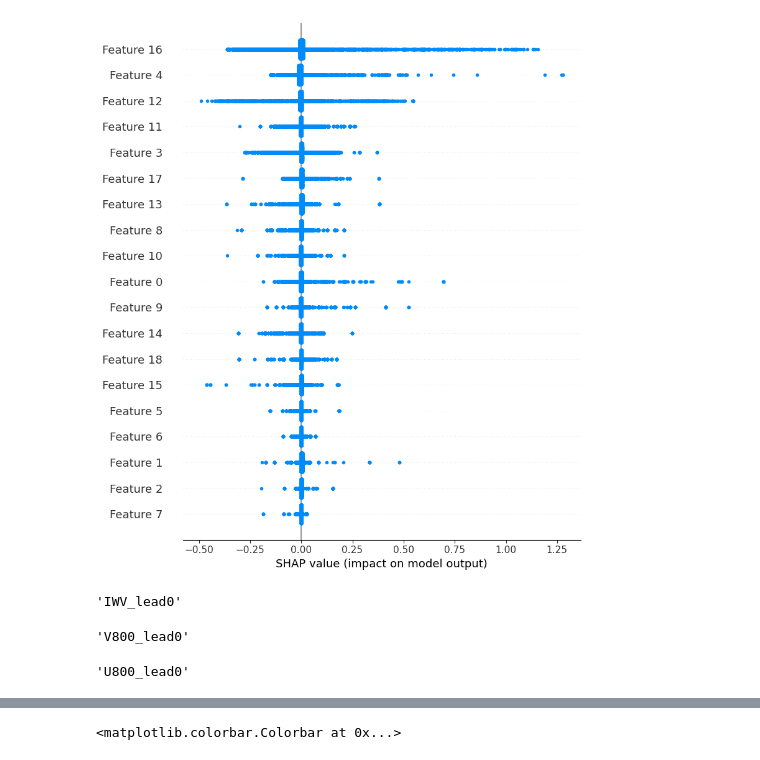
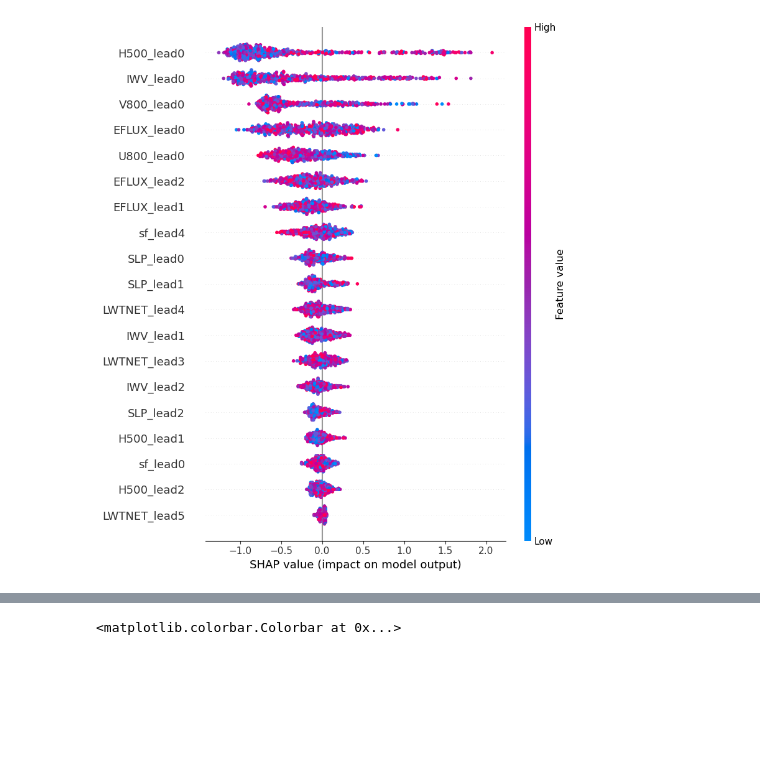
Before and after one commit to rlbaiman/AntarcticAR_ML, a Jupyter notebook: XGboost/XGboost_region.ipynb, the cells around one changed output, grey strips where cells are left out. Saved outputs shown, nothing was run; the diff lists cells and outputs as text; code cells hidden in the pictures; blank space fills up the shorter version.

```diff
--- a/XGboost/XGboost_region.ipynb
+++ b/XGboost/XGboost_region.ipynb
@@ -140,17 +142,0 @@ shap.summary_plot(shap_values, X_val)
-# %%
-#not totally sure about the data re-arranging order but I think this returns shap values by variable
-shap.summary_plot(np.reshape(np.split(shap_values, 19, axis = 1), (19,500*12960)).T)
-# %% [output]
-[figure, removed]
-# %%
-np.array(ds_val.n_channel)[16]
-# %% [output]
-'IWV_lead0'
-# %%
-np.array(ds_val.n_channel)[4]
-# %% [output]
-'V800_lead0'
-# %%
-np.array(ds_val.n_channel)[3]
-# %% [output]
-'U800_lead0'
@@ -156,0 +186,10 @@ np.array(ds_val.n_channel)[3]
+# %%
+data = expand_flattened_data(X_val.values)
+list_data = []
+for v in range(len(data)):
+    list_data.append(data[v].sum(axis = (1,2)))
+X_val_variable = np.array(list_data).T
+# %%
+shap.summary_plot(get_variable_shap(shap_values), X_val_variable, get_variable_names(),)
+# %% [output]
+[figure, added]
```
Also changed, not shown: parts of 16 cells of this notebook, 8 other files.
